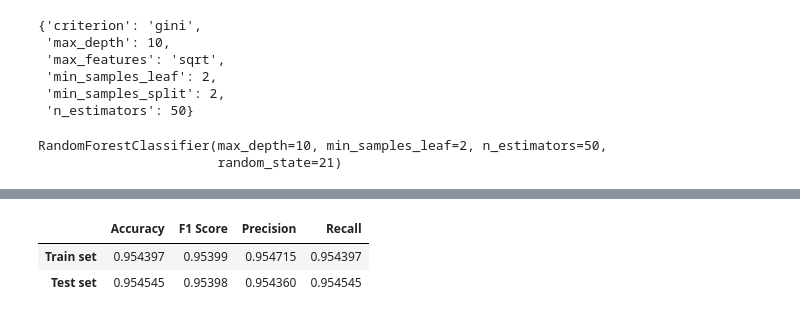
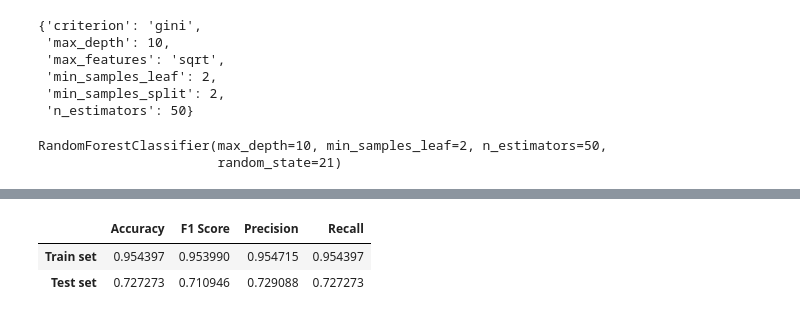
Before and after one commit to 4GeeksAcademy/pabloaznar-intro-ml, a Jupyter notebook: src/05-random-forests.ipynb, the cells around one changed output, grey strips where cells are left out. Cells and saved outputs as stored; diff of their text form; code cells hidden in the pictures.

```diff
--- a/src/05-random-forests.ipynb
+++ b/src/05-random-forests.ipynb
@@ -220,10 +220,10 @@ metrics_grid_2
 # %%
-metrics_grid_3 = get_classifier_metrics(y_pred_test_3_grid, y_pred_test_3, y_pred_train_3_grid, y_train_3, average="weighted")
+metrics_grid_3 = get_classifier_metrics(y_pred_test_3_grid, y_test_3, y_pred_train_3_grid, y_train_3, average='weighted')
 metrics_grid_3
 # %% [output]
 |  | Accuracy | F1 Score | Precision | Recall |
-| Train set | 0.954397 | 0.95399 | 0.954715 | 0.954397 |
-| Test set | 0.954545 | 0.95398 | 0.954360 | 0.954545 |
+| Train set | 0.954397 | 0.953990 | 0.954715 | 0.954397 |
+| Test set | 0.727273 | 0.710946 | 0.729088 | 0.727273 |
 # %%
 # 2. Añadir nombre del modelo
 metrics_grid_1['Modelo'] = 'Modelo 1: Eliminando valores invalidos'
```
Also changed, not shown: parts of 6 cells of this notebook, 1 other file.
